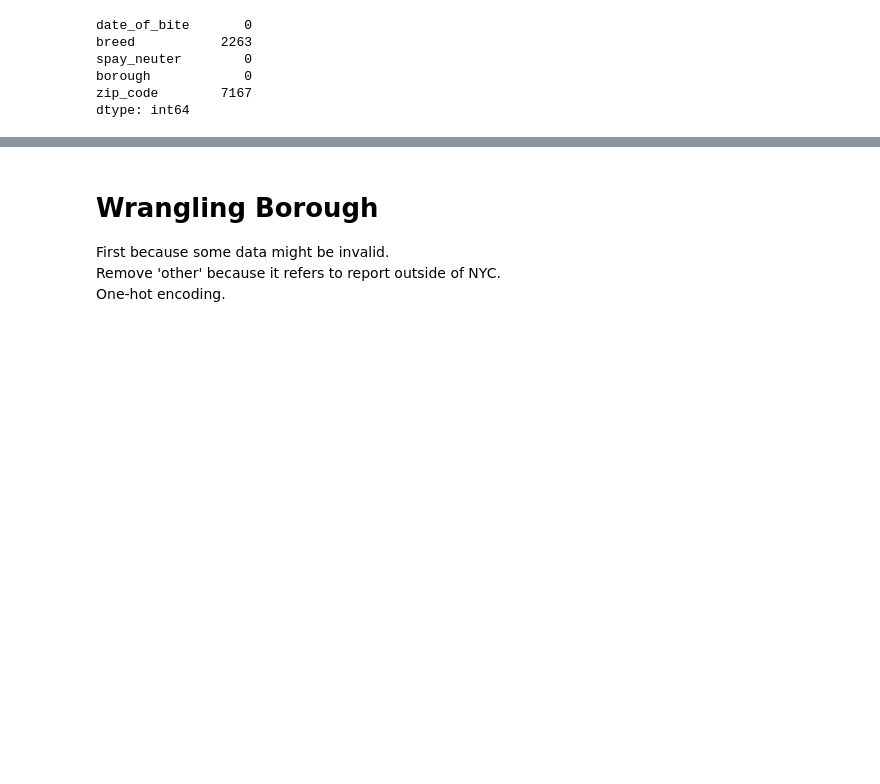
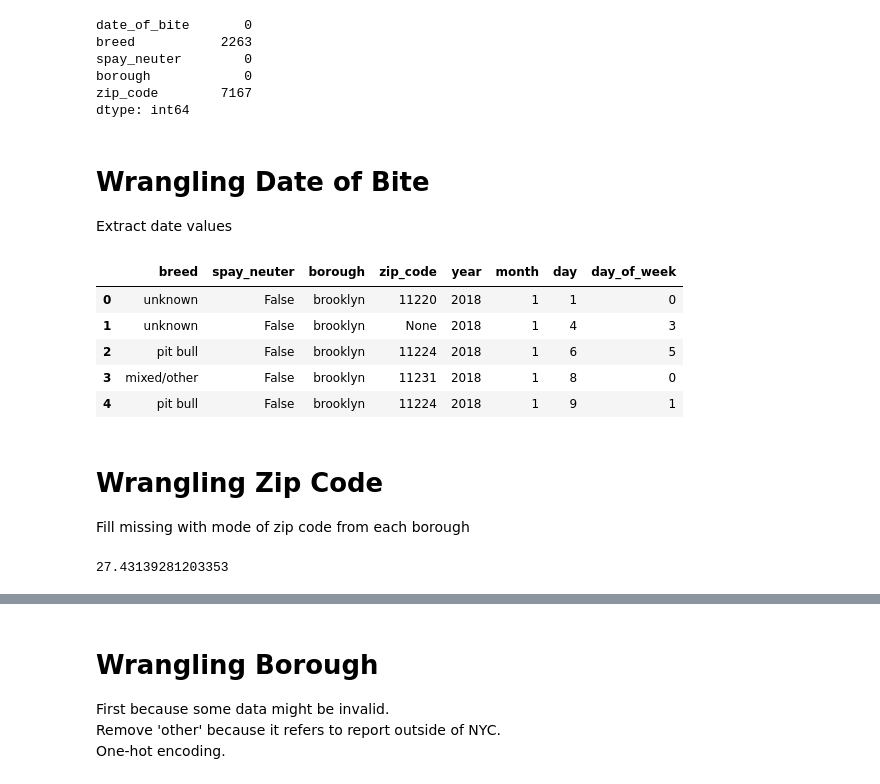
Before and after one commit to Pawmsdayl/hey-im-walking-my-dog-here, a Jupyter notebook: notebooks/1_data_cleaning.ipynb, the cells around one changed output, grey strips where cells are left out. Cells and saved outputs as stored; diff of their text form; code cells hidden in the pictures; blank space fills up the shorter version.

```diff
--- a/notebooks/1_data_cleaning.ipynb
+++ b/notebooks/1_data_cleaning.ipynb
@@ -158,3 +158,33 @@ spay_neuter        0
 borough            0
 zip_code        7167
 dtype: int64
+# %% [markdown]
+# Wrangling Date of Bite
+Extract date values
+# %%
+# extract date values
+cleaned['year'] = pd.to_datetime(cleaned['date_of_bite']).dt.year
+cleaned['month'] = pd.to_datetime(cleaned['date_of_bite']).dt.month
+cleaned['day'] = pd.to_datetime(cleaned['date_of_bite']).dt.day
+cleaned['day_of_week'] = pd.to_datetime(cleaned['date_of_bite']).dt.dayofweek
+
+# drop date_of_bite
+cleaned.drop('date_of_bite', axis=1, inplace=True)
+
+# display
+cleaned.head()
+# %% [output]
+|  | breed | spay_neuter | borough | zip_code | year | month | day | day_of_week |
+| 0 | unknown | False | brooklyn | 11220 | 2018 | 1 | 1 | 0 |
+| 1 | unknown | False | brooklyn | None | 2018 | 1 | 4 | 3 |
+| 2 | pit bull | False | brooklyn | 11224 | 2018 | 1 | 6 | 5 |
+| 3 | mixed/other | False | brooklyn | 11231 | 2018 | 1 | 8 | 0 |
+| 4 | pit bull | False | brooklyn | 11224 | 2018 | 1 | 9 | 1 |
+# %% [markdown]
+# Wrangling Zip Code
+Fill missing with mode of zip code from each borough
+# %%
+# check for missing zip_code values percentage
+(cleaned['zip_code'].isna().sum() / cleaned.shape[0]) * 100
+# %% [output]
+27.43139281203353
```
Also changed, not shown: parts of 5 cells of this notebook, 1 other file.
